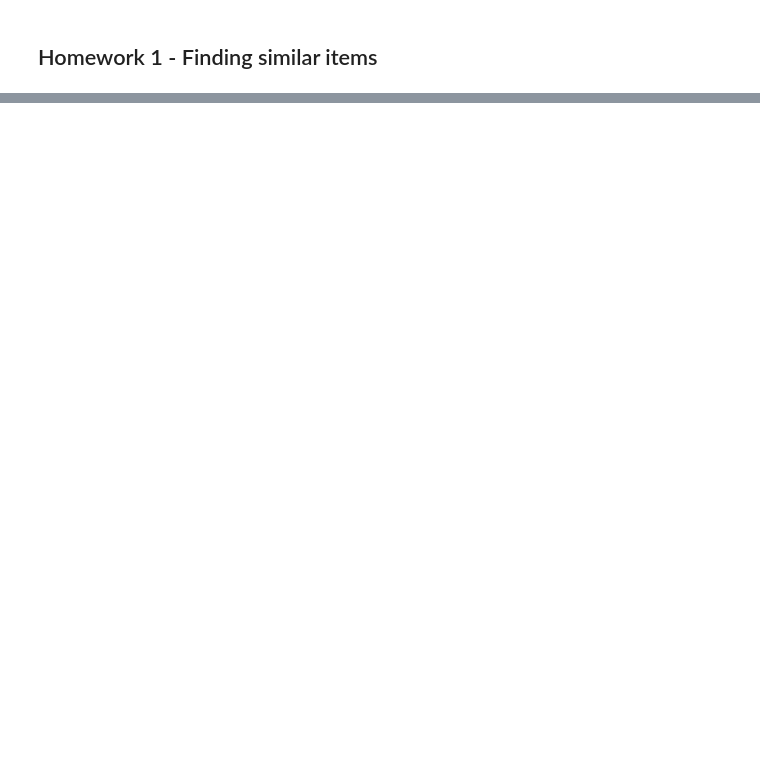
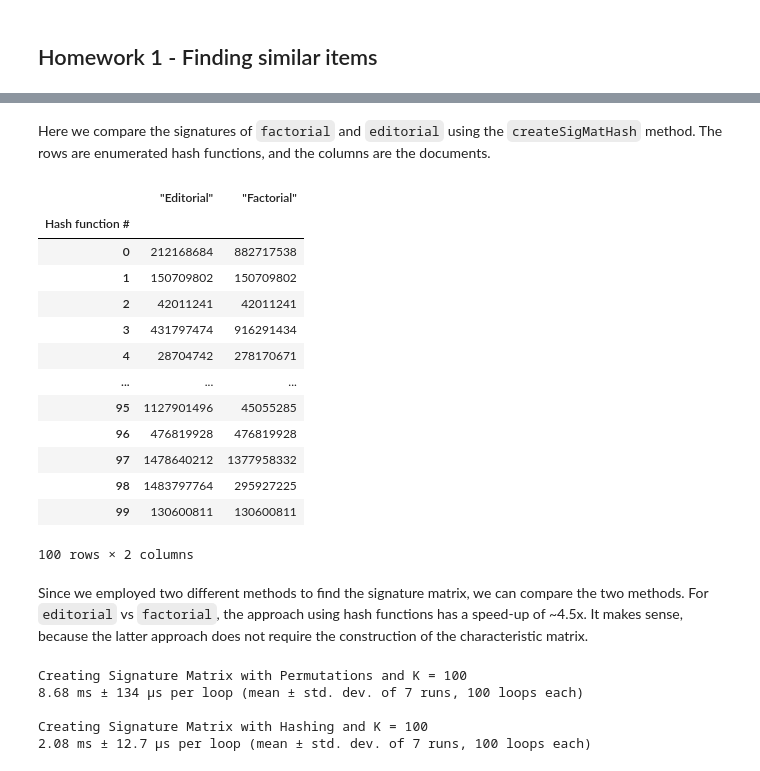
Before and after one commit to workinn/ID2222, a Jupyter notebook: HW1.ipynb, the cells around one changed output, grey strips where cells are left out. Drawn from its saved outputs; the diff is of its cells as text; code cells hidden in the pictures; blank space fills up the shorter version.

```diff
--- a/HW1.ipynb
+++ b/HW1.ipynb
@@ -320,0 +38,19 @@ SigMat Simimilarity 2-3: 0.36
+# %%
+# examples from lecture
+editorial = "editorial"
+factorial = "factorial"
+
+shingle_length = 5
+
+shingling_editorial = Shingling(editorial, shingle_length)
+shingling_factorial = Shingling(factorial, shingle_length)
+
+shinglings = [shingling_editorial, shingling_factorial]
+
+print("Shingles for editorial: ", shinglings[0].shingles)
+print("Shingles for factorial: ", shinglings[1].shingles)
+print("Matching: ", shinglings[0].shingles & shinglings[1].shingles)
+
+print("\nHashed shingles for editorial: ", shinglings[0].hashed_shingles)
+print("Hashed shingles for factorial: ", shinglings[1].hashed_shingles)
+print("Matching: ", shinglings[0].hashed_shingles & shinglings[1].hashed_shingles)
@@ -320,0 +174,54 @@ SigMat Simimilarity 2-3: 0.36
+# %% [markdown]
+Here we compare the signatures of `factorial` and `editorial` using the `createSigMatHash` method. The rows are enumerated hash functions, and the columns are the documents.
+# %%
+hashed_shingles = [shingling_editorial.hashed_shingles, shingling_factorial.hashed_shingles]
+union = union = set().union(*hashed_shingles)
+
+# NOTE: as number of hash functions increases, the similarity converges to the true similarity
+number_of_hash_functions = 100
+sigMat = minHash.createSigMatHash(hashed_shingles, K=number_of_hash_functions)
+
+# signature matrix is a (number of hash functions) x (number of documents) matrix
+df = pd.DataFrame(sigMat, columns=['\"Editorial\"', '\"Factorial\"'])
+df.index.name = 'Hash function #'
+df
+# %% [output]
+|  | "Editorial" | "Factorial" |
+| Hash function # |  |  |
+| 0 | 212168684 | 882717538 |
+| 1 | 150709802 | 150709802 |
+| 2 | 42011241 | 42011241 |
+| 3 | 431797474 | 916291434 |
+| 4 | 28704742 | 278170671 |
+| ... | ... | ... |
+| 95 | 1127901496 | 45055285 |
+| 96 | 476819928 | 476819928 |
+| 97 | 1478640212 | 1377958332 |
+| 98 | 1483797764 | 295927225 |
+| 99 | 130600811 | 130600811 |
+100 rows × 2 columns
+# %% [markdown]
+Since we employed two different methods to find the signature matrix, we can compare the two methods. For `editorial` vs `factorial`, the approach using hash functions has a speed-up of ~4.5x. It makes sense, because the latter approach does not require the construction of the characteristic matrix.
+# %%
+# store the shingles in a list for convenience
+shingles = [shingling_editorial.hashed_shingles, shingling_factorial.hashed_shingles]
+union = set().union(*shingles)
+
+# setup matrices
+minHash = MinHashing()
+charMat = minHash.constructCharMat(shingles)
+number_of_hash_functions = 100
+
+# ----- Creating Signature Matrix with Permutations -----
+print("Creating Signature Matrix with Permutations and K =", number_of_hash_functions)
+%timeit minHash.createSigMatPer(shingles, number_of_hash_functions)
+
+# ----- Creating Signature Matrix with Hashing -----
+print("\nCreating Signature Matrix with Hashing and K =", number_of_hash_functions)
+%timeit minHash.createSigMatHash(shingles, number_of_hash_functions)
+# %% [output]
+Creating Signature Matrix with Permutations and K = 100
+8.68 ms ± 134 µs per loop (mean ± std. dev. of 7 runs, 100 loops each)
+
+Creating Signature Matrix with Hashing and K = 100
+2.08 ms ± 12.7 µs per loop (mean ± std. dev. of 7 runs, 100 loops each)
```
Also changed, not shown: parts of 42 cells of this notebook.
